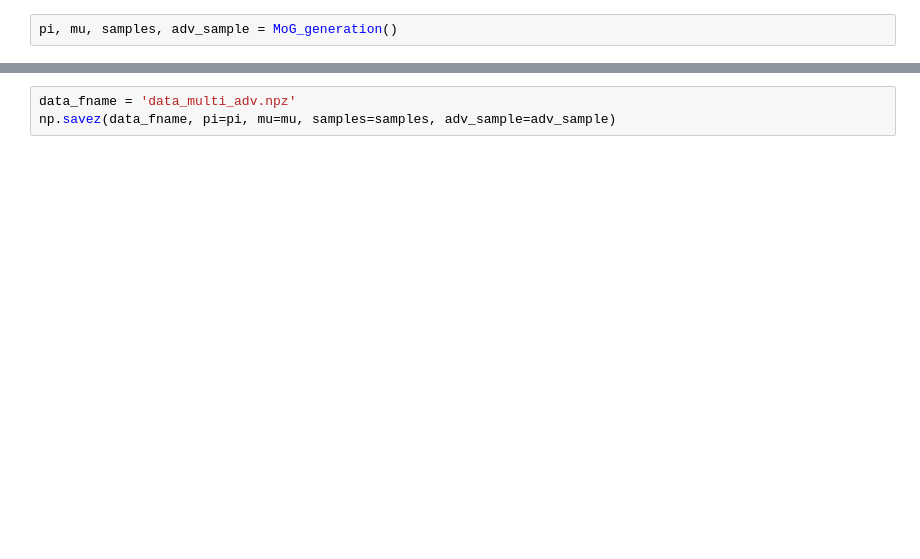
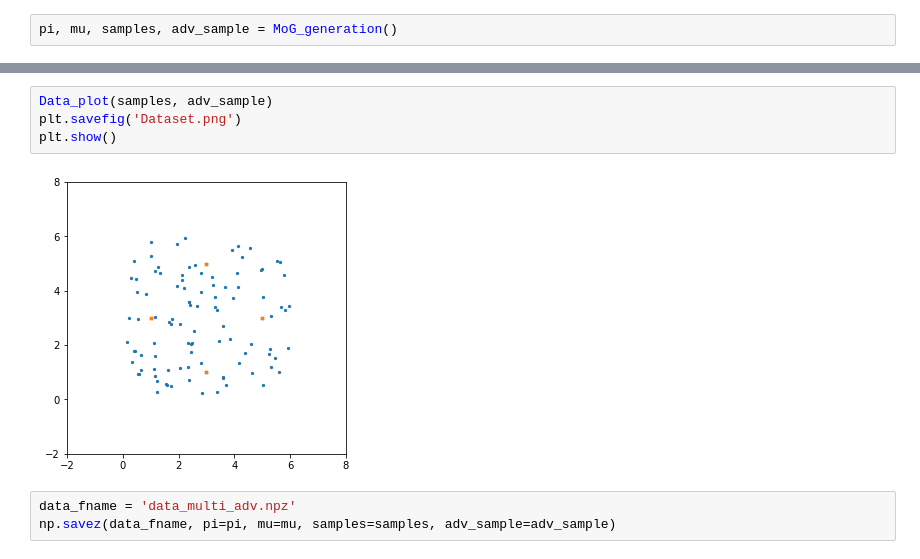
Before and after one commit to FengNiMa/203Project, a Jupyter notebook: data_generation.ipynb, the cells around one changed output, grey strips where cells are left out. Drawn from its saved outputs; the diff is of its cells as text; blank space fills up the shorter version.

```diff
--- a/data_generation.ipynb
+++ b/data_generation.ipynb
@@ -79,3 +134,9 @@ array([[-1., -1.],
+# %%
+Data_plot(samples, adv_sample)
+plt.savefig('Dataset.png')
+plt.show()
+# %% [output]
+[figure, added]
 # %%
 data_fname = 'data_multi_adv.npz'
 np.savez(data_fname, pi=pi, mu=mu, samples=samples, adv_sample=adv_sample)
```
Also changed, not shown: parts of 7 cells of this notebook, 3 other files.
